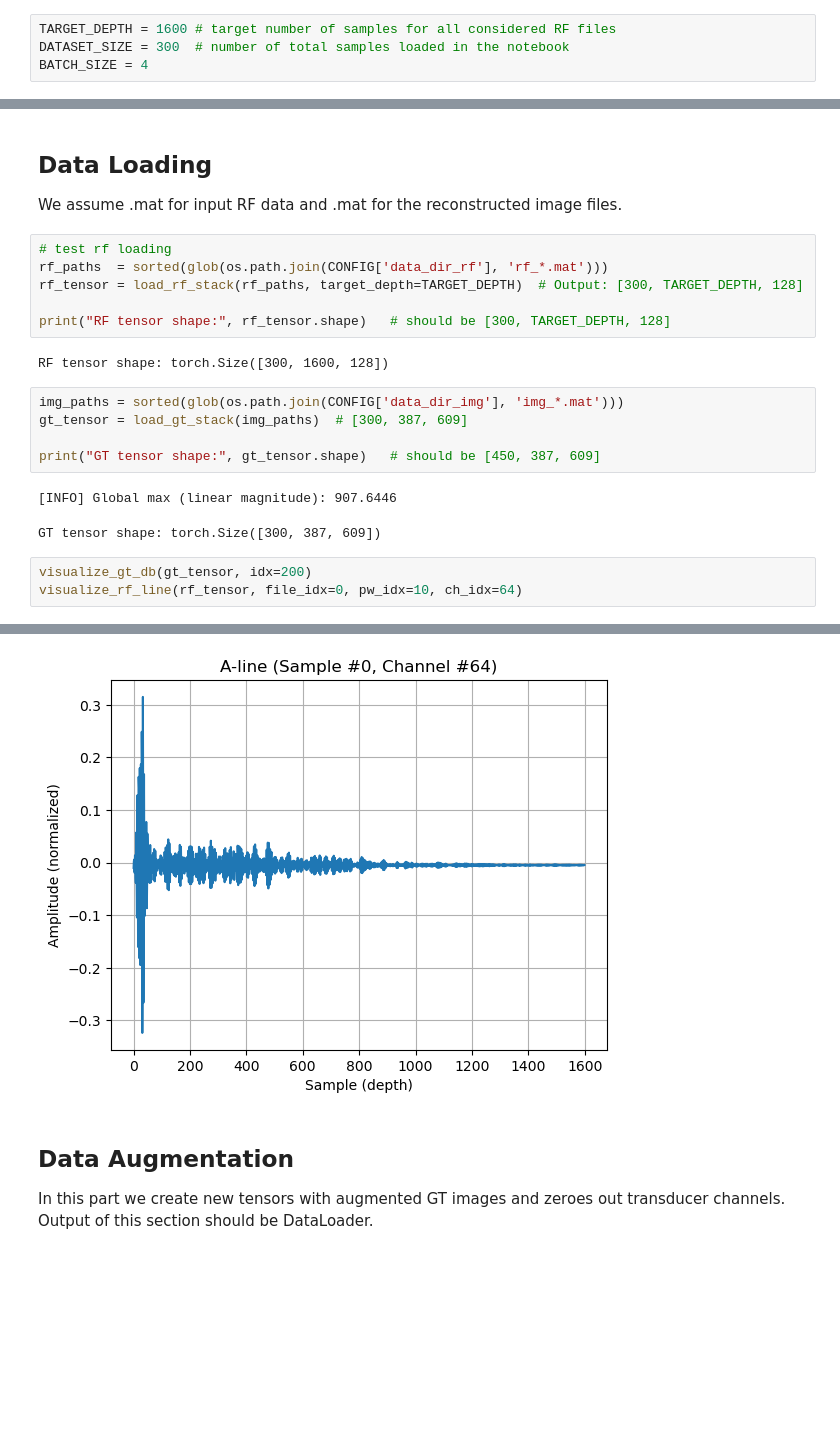
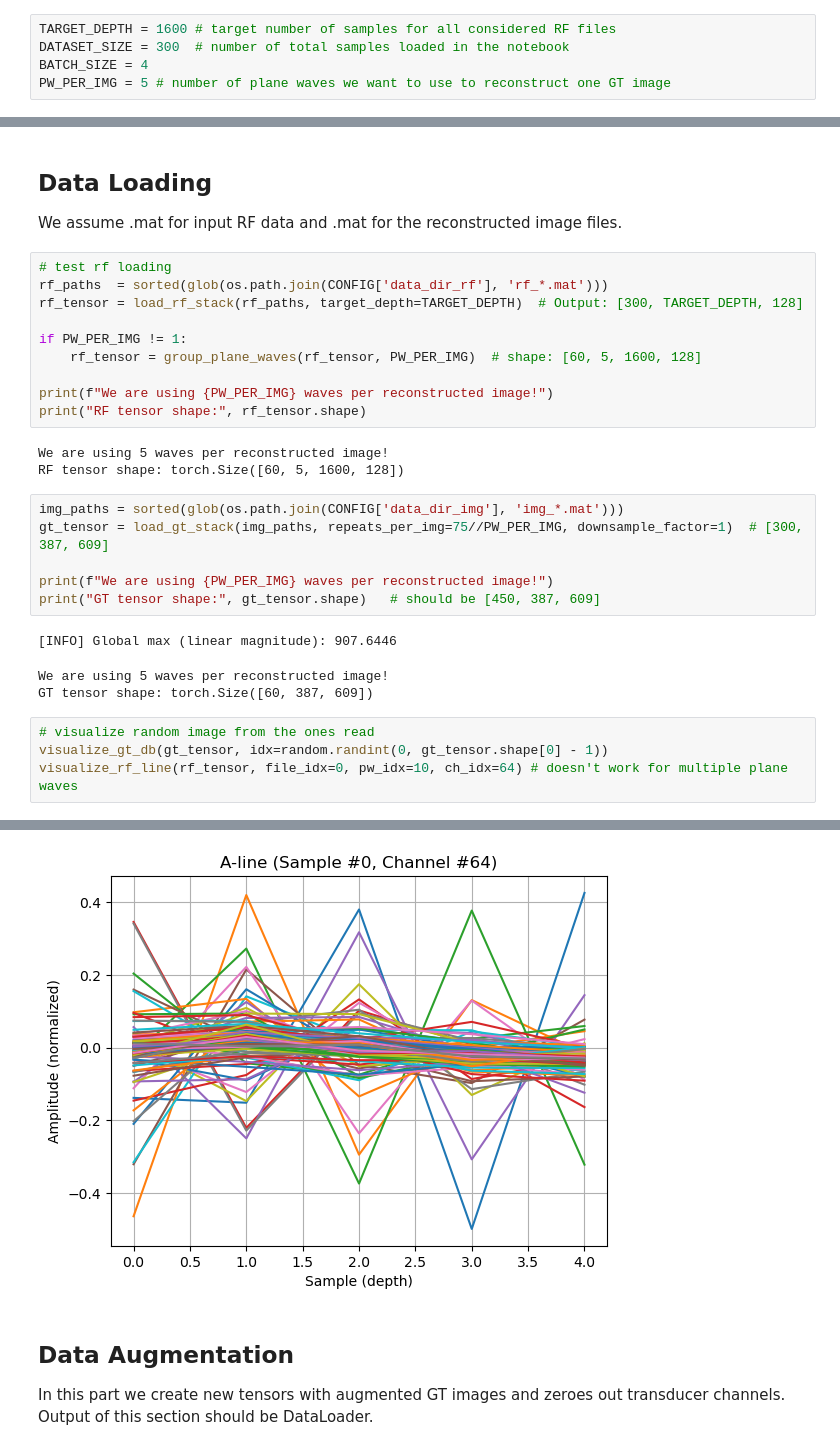
Before and after one commit to jacobinsilico/ReconstructUS, a Jupyter notebook: code/train_model_O.ipynb, the cells around one changed output, grey strips where cells are left out. Cells and saved outputs as stored; diff of their text form; blank space fills up the shorter version.

```diff
--- a/code/train_model_O.ipynb
+++ b/code/train_model_O.ipynb
@@ -36,6 +37,7 @@ Define all the training parameters in one variable.
 TARGET_DEPTH = 1600 # target number of samples for all considered RF files
 DATASET_SIZE = 300  # number of total samples loaded in the notebook
 BATCH_SIZE = 4
+PW_PER_IMG = 5 # number of plane waves we want to use to reconstruct one GT image
 # %%
 CONFIG = {
     'model_name': 'unet',           # options: 'resnet', 'unet', 'effunet'
@@ -74,18 +74,26 @@ We assume .mat for input RF data and .mat for the reconstructed image files.
 rf_paths  = sorted(glob(os.path.join(CONFIG['data_dir_rf'], 'rf_*.mat')))
 rf_tensor = load_rf_stack(rf_paths, target_depth=TARGET_DEPTH)  # Output: [300, TARGET_DEPTH, 128]
 
-print("RF tensor shape:", rf_tensor.shape)   # should be [300, TARGET_DEPTH, 128]
+if PW_PER_IMG != 1:
+    rf_tensor = group_plane_waves(rf_tensor, PW_PER_IMG)  # shape: [60, 5, 1600, 128]
+
+print(f"We are using {PW_PER_IMG} waves per reconstructed image!")
+print("RF tensor shape:", rf_tensor.shape)
 # %% [output]
-RF tensor shape: torch.Size([300, 1600, 128])
+We are using 5 waves per reconstructed image!
+RF tensor shape: torch.Size([60, 5, 1600, 128])
 # %%
 img_paths = sorted(glob(os.path.join(CONFIG['data_dir_img'], 'img_*.mat')))
-gt_tensor = load_gt_stack(img_paths)  # [300, 387, 609]
+gt_tensor = load_gt_stack(img_paths, repeats_per_img=75//PW_PER_IMG, downsample_factor=1)  # [300, 387, 609]
 
+print(f"We are using {PW_PER_IMG} waves per reconstructed image!")
 print("GT tensor shape:", gt_tensor.shape)   # should be [450, 387, 609]
 # %% [output]
 [INFO] Global max (linear magnitude): 907.6446
-GT tensor shape: torch.Size([300, 387, 609])
+We are using 5 waves per reconstructed image!
+GT tensor shape: torch.Size([60, 387, 609])
 # %%
-visualize_gt_db(gt_tensor, idx=200)
-visualize_rf_line(rf_tensor, file_idx=0, pw_idx=10, ch_idx=64)
+# visualize random image from the ones read
+visualize_gt_db(gt_tensor, idx=random.randint(0, gt_tensor.shape[0] - 1))
+visualize_rf_line(rf_tensor, file_idx=0, pw_idx=10, ch_idx=64) # doesn't work for multiple plane waves
 # %% [output]
@@ -93,4 +101,4 @@ visualize_rf_line(rf_tensor, file_idx=0, pw_idx=10, ch_idx=64)
-[figure, old version]
+[figure, new version]
 # %% [markdown]
 ## Data Augmentation
 In this part we create new tensors with augmented GT images and zeroes out transducer channels. Output of this section should be DataLoader.
```
Also changed, not shown: parts of 11 cells of this notebook, 4 other files.
